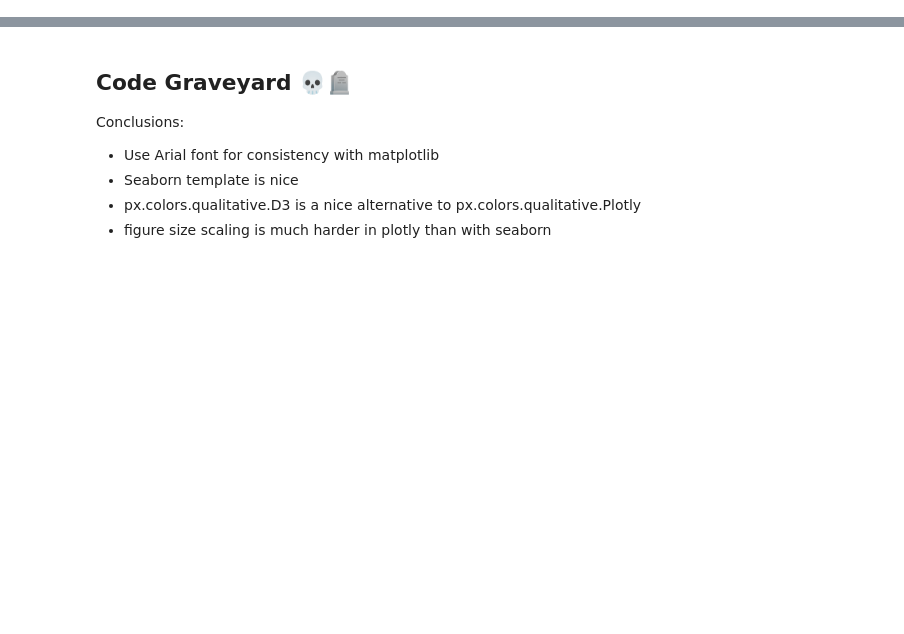
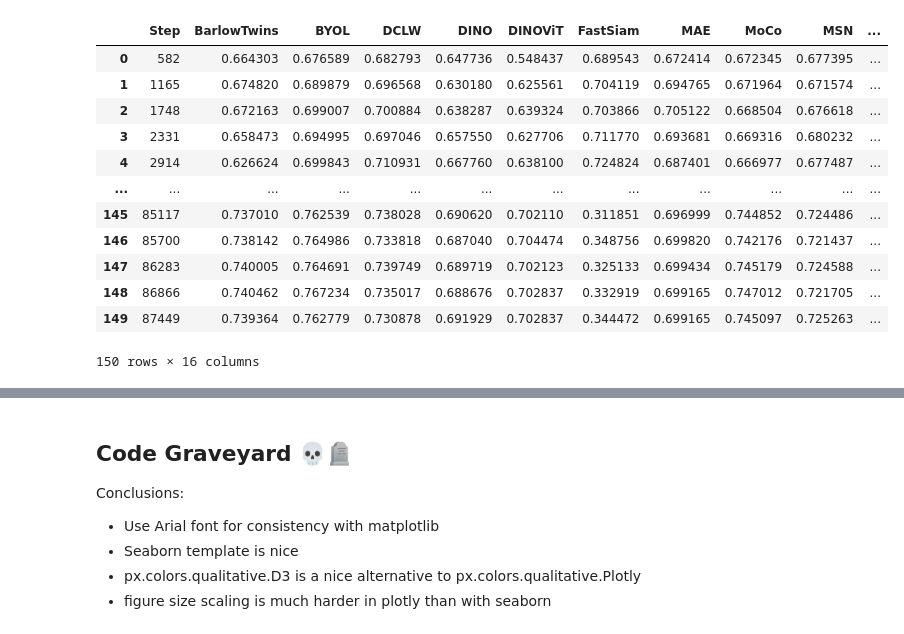
Before and after one commit to faris-k/self-supervised-wafermaps, a Jupyter notebook: notebooks/2.0-Figures-kNN-benchmark.ipynb, the cells around one changed output, grey strips where cells are left out. Drawn from its saved outputs; the diff is of its cells as text; code cells hidden in the pictures; blank space fills up the shorter version.

```diff
--- a/notebooks/2.0-Figures-kNN-benchmark.ipynb
+++ b/notebooks/2.0-Figures-kNN-benchmark.ipynb
@@ -82,0 +22,17 @@ rep_std_df = merge_dfs(
+# %%
+f1_df = pd.read_pickle("../data/processed/model_logs/knn_f1.pkl.xz")
+f1_df
+# %% [output]
+|  | Step | BarlowTwins | BYOL | DCLW | DINO | DINOViT | FastSiam | MAE | MoCo | MSN | ... |
+| 0 | 582 | 0.664303 | 0.676589 | 0.682793 | 0.647736 | 0.548437 | 0.689543 | 0.672414 | 0.672345 | 0.677395 | ... |
+| 1 | 1165 | 0.674820 | 0.689879 | 0.696568 | 0.630180 | 0.625561 | 0.704119 | 0.694765 | 0.671964 | 0.671574 | ... |
+| 2 | 1748 | 0.672163 | 0.699007 | 0.700884 | 0.638287 | 0.639324 | 0.703866 | 0.705122 | 0.668504 | 0.676618 | ... |
+| 3 | 2331 | 0.658473 | 0.694995 | 0.697046 | 0.657550 | 0.627706 | 0.711770 | 0.693681 | 0.669316 | 0.680232 | ... |
+| 4 | 2914 | 0.626624 | 0.699843 | 0.710931 | 0.667760 | 0.638100 | 0.724824 | 0.687401 | 0.666977 | 0.677487 | ... |
+| ... | ... | ... | ... | ... | ... | ... | ... | ... | ... | ... | ... |
+| 145 | 85117 | 0.737010 | 0.762539 | 0.738028 | 0.690620 | 0.702110 | 0.311851 | 0.696999 | 0.744852 | 0.724486 | ... |
+| 146 | 85700 | 0.738142 | 0.764986 | 0.733818 | 0.687040 | 0.704474 | 0.348756 | 0.699820 | 0.742176 | 0.721437 | ... |
+| 147 | 86283 | 0.740005 | 0.764691 | 0.739749 | 0.689719 | 0.702123 | 0.325133 | 0.699434 | 0.745179 | 0.724588 | ... |
+| 148 | 86866 | 0.740462 | 0.767234 | 0.735017 | 0.688676 | 0.702837 | 0.332919 | 0.699165 | 0.747012 | 0.721705 | ... |
+| 149 | 87449 | 0.739364 | 0.762779 | 0.730878 | 0.691929 | 0.702837 | 0.344472 | 0.699165 | 0.745097 | 0.725263 | ... |
+150 rows × 16 columns
```
Also changed, not shown: parts of 9 cells of this notebook, 58 other files.
